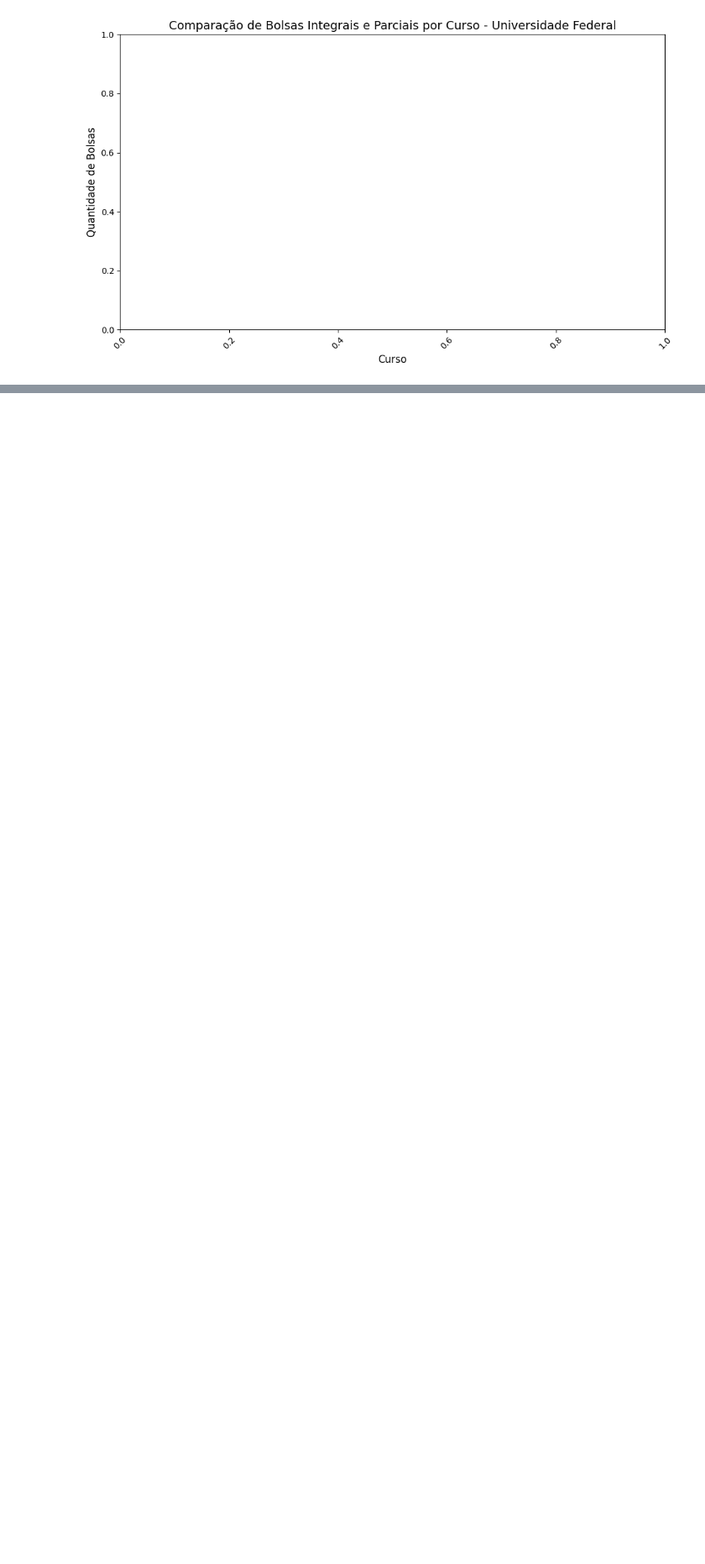
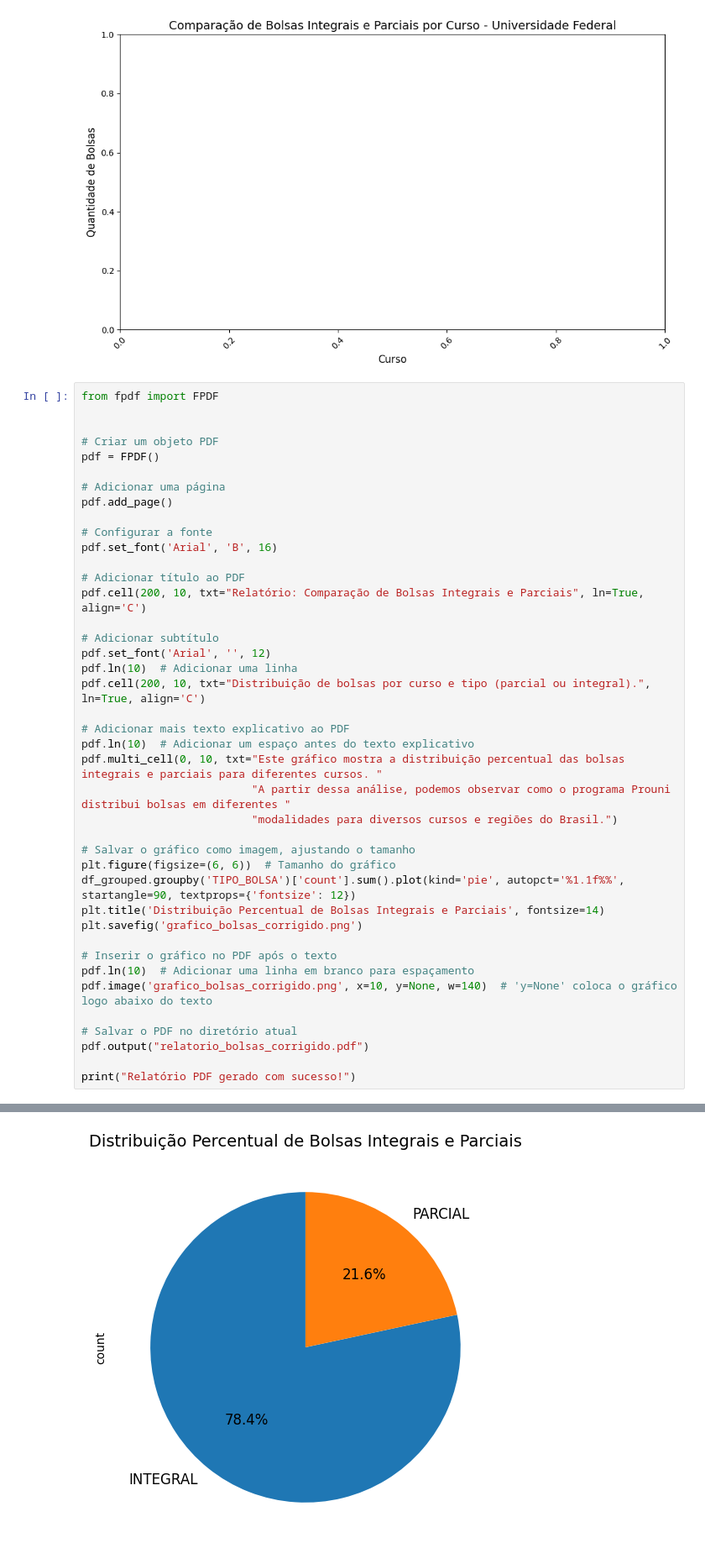
Before and after one commit to Helionaydias/Desafio-Python-Kick, a Jupyter notebook: projetoPython/projeto_python.ipynb, the cells around one changed output, grey strips where cells are left out. Shown at 84% size. Drawn from its saved outputs; the diff is of its cells as text; blank space fills up the shorter version.

```diff
--- a/projetoPython/projeto_python.ipynb
+++ b/projetoPython/projeto_python.ipynb
@@ -87,3 +87,45 @@ plt.tight_layout()
 plt.show()
 # %% [output]
 [figure]
+# %%
+from fpdf import FPDF
+
+
+# Criar um objeto PDF
+pdf = FPDF()
+
+# Adicionar uma página
+pdf.add_page()
+
+# Configurar a fonte
+pdf.set_font('Arial', 'B', 16)
+
+# Adicionar título ao PDF
+pdf.cell(200, 10, txt="Relatório: Comparação de Bolsas Integrais e Parciais", ln=True, align='C')
+
+# Adicionar subtítulo
+pdf.set_font('Arial', '', 12)
+pdf.ln(10)  # Adicionar uma linha
+pdf.cell(200, 10, txt="Distribuição de bolsas por curso e tipo (parcial ou integral).", ln=True, align='C')
+
+# Adicionar mais texto explicativo ao PDF
+pdf.ln(10)  # Adicionar um espaço antes do texto explicativo
+pdf.multi_cell(0, 10, txt="Este gráfico mostra a distribuição percentual das bolsas integrais e parciais para diferentes cursos. "
+                          "A partir dessa análise, podemos observar como o programa Prouni distribui bolsas em diferentes "
+                          "modalidades para diversos cursos e regiões do Brasil.")
+
+# Salvar o gráfico como imagem, ajustando o tamanho
+plt.figure(figsize=(6, 6))  # Tamanho do gráfico
+df_grouped.groupby('TIPO_BOLSA')['count'].sum().plot(kind='pie', autopct='%1.1f%%', startangle=90, textprops={'fontsize': 12})
+plt.title('Distribuição Percentual de Bolsas Integrais e Parciais', fontsize=14)
+plt.savefig('grafico_bolsas_corrigido.png')
+
+# Inserir o gráfico no PDF após o texto
+pdf.ln(10)  # Adicionar uma linha em branco para espaçamento
+pdf.image('grafico_bolsas_corrigido.png', x=10, y=None, w=140)  # 'y=None' coloca o gráfico logo abaixo do texto
+
+# Salvar o PDF no diretório atual
+pdf.output("relatorio_bolsas_corrigido.pdf")
+
+print("Relatório PDF gerado com sucesso!")
+# %% [output]
@@ -89,0 +133 @@ plt.show()
+[figure, added]
```
Also changed, not shown: parts of 1 cell of this notebook.
